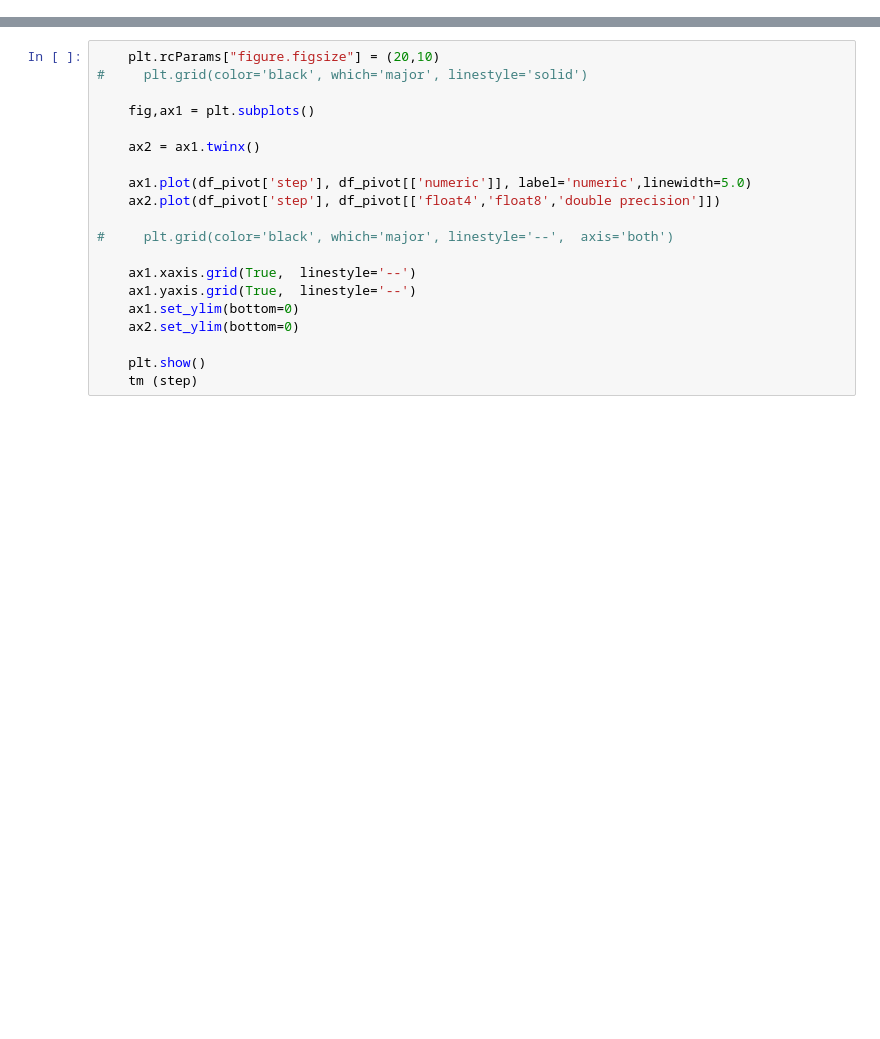
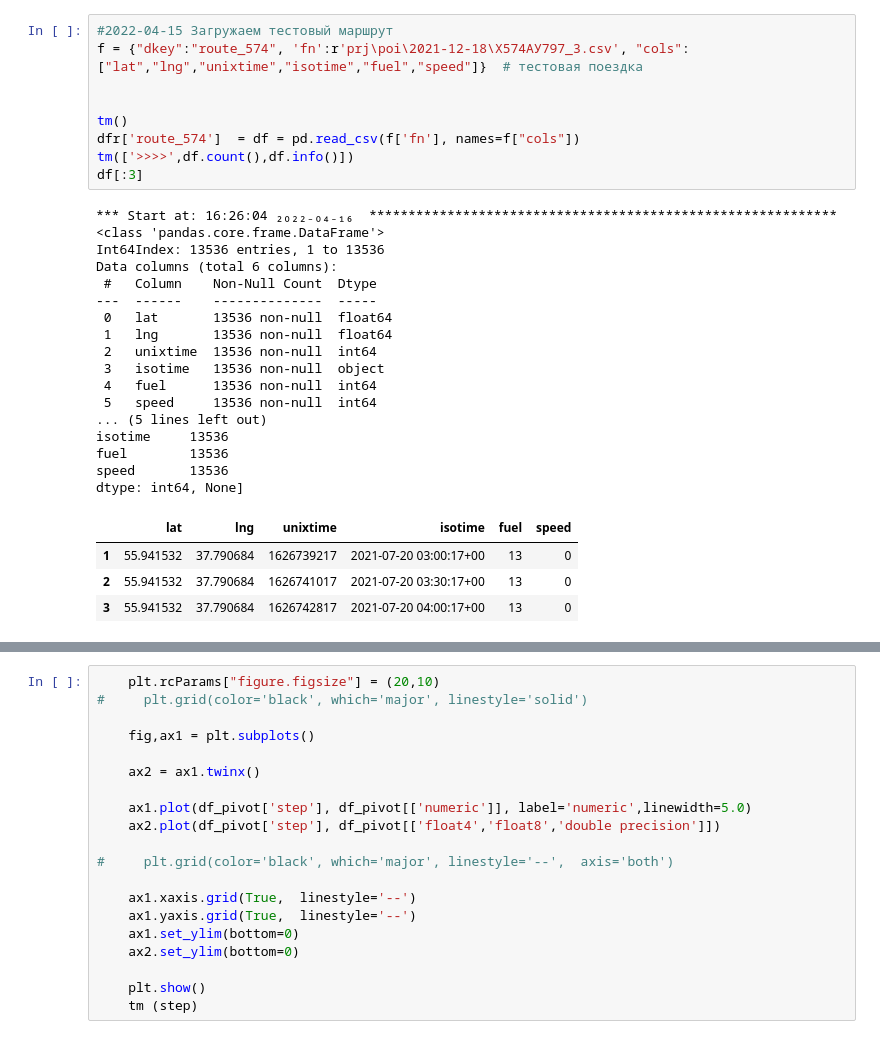
Before and after one commit to codeup1054/jnlab, a Jupyter notebook: 10.POI.ipynb, the cells around one changed output, grey strips where cells are left out. Saved outputs shown, nothing was run; the diff lists cells and outputs as text; blank space fills up the shorter version.

```diff
--- a/10.POI.ipynb
+++ b/10.POI.ipynb
@@ -11,0 +87,31 @@ ii(dfr)
+# %%
+#2022-04-15 Загружаем тестовый маршрут
+f = {"dkey":"route_574", 'fn':r'prj\poi\2021-12-18\Х574АУ797_3.csv', "cols":["lat","lng","unixtime","isotime","fuel","speed"]}  # тестовая поездка
+
+
+tm()
+dfr['route_574']  = df = pd.read_csv(f['fn'], names=f["cols"])
+tm(['>>>>',df.count(),df.info()])
+df[:3]
+# %% [output]
+*** Start at: 16:26:04 ₂₀₂₂₋₀₄₋₁₆  ************************************************************
+<class 'pandas.core.frame.DataFrame'>
+Int64Index: 13536 entries, 1 to 13536
+Data columns (total 6 columns):
+ #   Column    Non-Null Count  Dtype
+---  ------    --------------  -----
+ 0   lat       13536 non-null  float64
+ 1   lng       13536 non-null  float64
+ 2   unixtime  13536 non-null  int64
+ 3   isotime   13536 non-null  object
+ 4   fuel      13536 non-null  int64
+ 5   speed     13536 non-null  int64
+... (5 lines left out)
+isotime     13536
+fuel        13536
+speed       13536
+dtype: int64, None]
+|  | lat | lng | unixtime | isotime | fuel | speed |
+| 1 | 55.941532 | 37.790684 | 1626739217 | 2021-07-20 03:00:17+00 | 13 | 0 |
+| 2 | 55.941532 | 37.790684 | 1626741017 | 2021-07-20 03:30:17+00 | 13 | 0 |
+| 3 | 55.941532 | 37.790684 | 1626742817 | 2021-07-20 04:00:17+00 | 13 | 0 |
```
Also changed, not shown: parts of 22 cells of this notebook, 1 other file.
